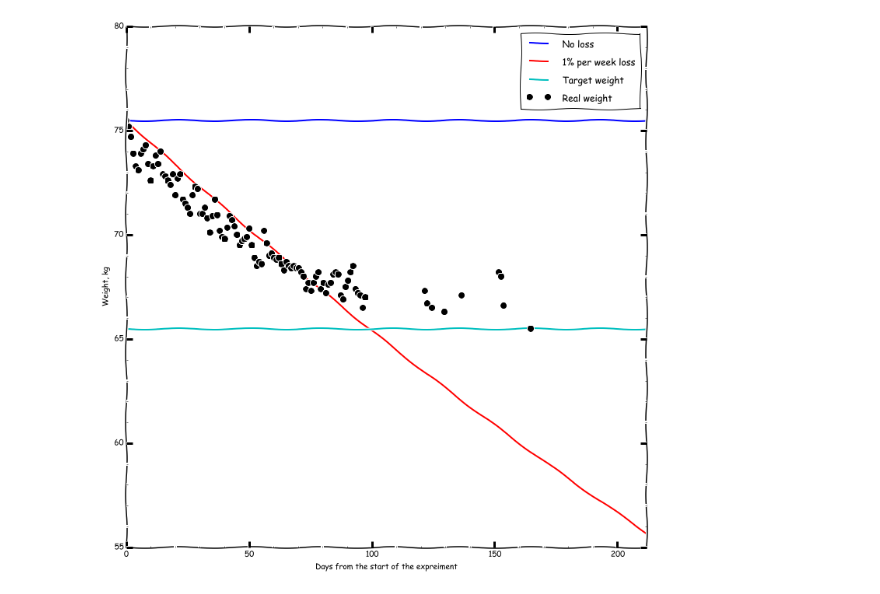
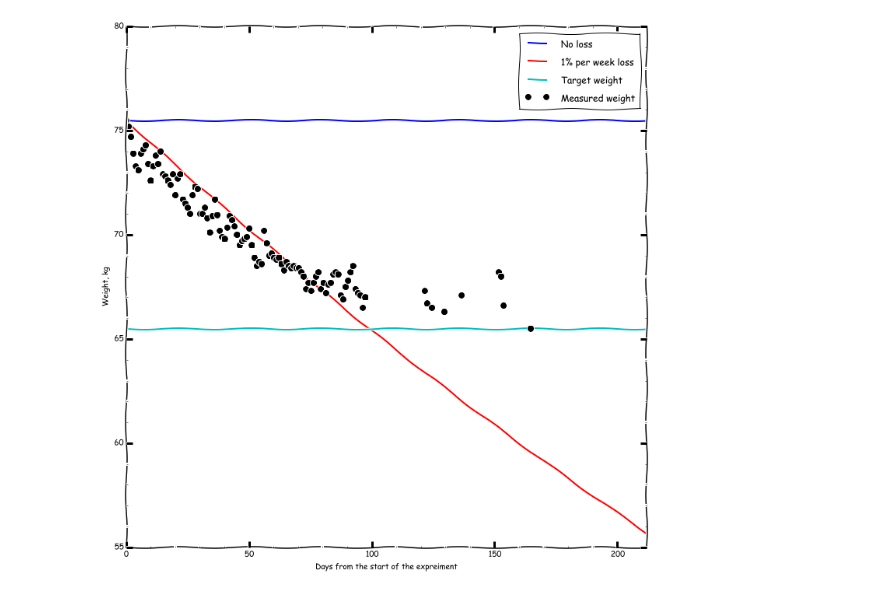
Before and after one commit to mrklein/ipython-notebooks, a Jupyter notebook: Weights.ipynb, the cells around one changed output. Drawn from its saved outputs; the diff is of its cells as text; code cells hidden in the pictures.

```diff
--- a/Weights.ipynb
+++ b/Weights.ipynb
@@ -19,32 +19,32 @@ y = initial_mass * np.ones(total_days)
 f = open('/Users/alexey/Projects/weights.dat', 'r')
 day = 0
 weights = -1*np.ones(total_days)
 for l in f:
     vals = l.split()
     if len(vals) > 1:
         weights[day] = vals[1]
     day += 1
 f.close()
 
 plt.figure(figsize=(12, 12))
 with plt.xkcd():
     plt.plot(x, y, label='No loss')
 
     slim_coeff = 1 - 0.99 ** (1.0/7.0)
 
     y1 = initial_mass * np.exp(np.log(1 - slim_coeff) * x)
     plt.plot(x, y1, label='1% per week loss')
 
     y2 = target_mass * np.ones(total_days)
     plt.plot(x, y2, label='Target weight')
     plt.xlim([0, total_days])
     plt.ylim([55, 80])
     plt.minorticks_on()
     plt.xlabel('Days from the start of the expreiment')
     plt.ylabel('Weight, kg')
 
-    plt.plot(x, weights, 'ko', mew=2, mec='black', label='Real weight')
+    plt.plot(x, weights, 'ko', mew=2, mec='black', label='Measured weight')
     plt.legend()
     plt.savefig('/Users/alexey/Projects/weights.png')
 # %% [output]
-[figure, old version]
+[figure, new version]
```
Also changed, not shown: 2 other files.
